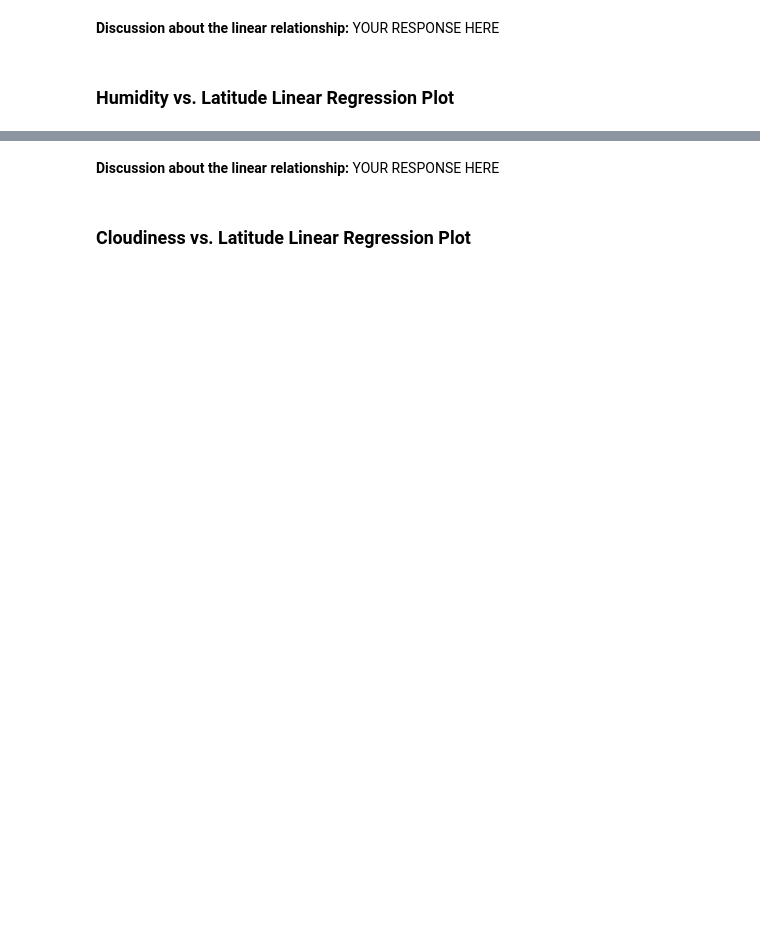
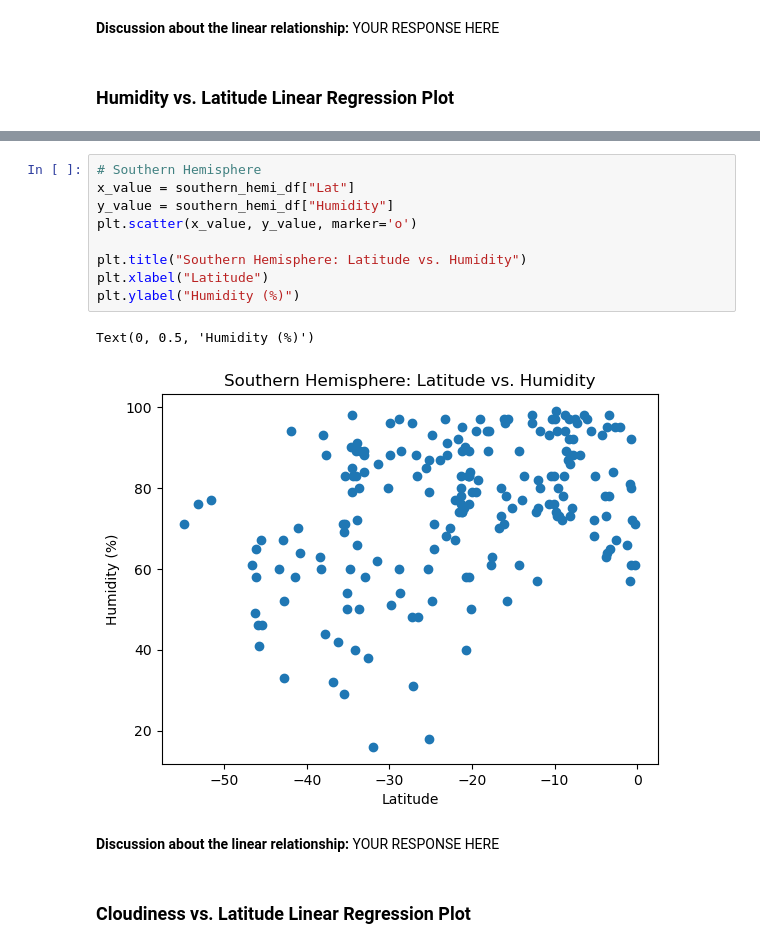
Before and after one commit to knight-mc/python-api-challenge, a Jupyter notebook: WeatherPy/WeatherPy.ipynb, the cells around one changed output, grey strips where cells are left out. Saved outputs shown, nothing was run; the diff lists cells and outputs as text; blank space fills up the shorter version.

```diff
--- a/WeatherPy/WeatherPy.ipynb
+++ b/WeatherPy/WeatherPy.ipynb
@@ -359,3 +369,15 @@ The r-value is: 0.0002808747046324607
+# %%
+# Southern Hemisphere
+x_value = southern_hemi_df["Lat"]
+y_value = southern_hemi_df["Humidity"]
+plt.scatter(x_value, y_value, marker='o')
+
+plt.title("Southern Hemisphere: Latitude vs. Humidity")
+plt.xlabel("Latitude")
+plt.ylabel("Humidity (%)")
+# %% [output]
+Text(0, 0.5, 'Humidity (%)')
+[figure, added]
 # %% [markdown]
 **Discussion about the linear relationship:** YOUR RESPONSE HERE
 # %% [markdown]
```
Also changed, not shown: parts of 15 cells of this notebook.
